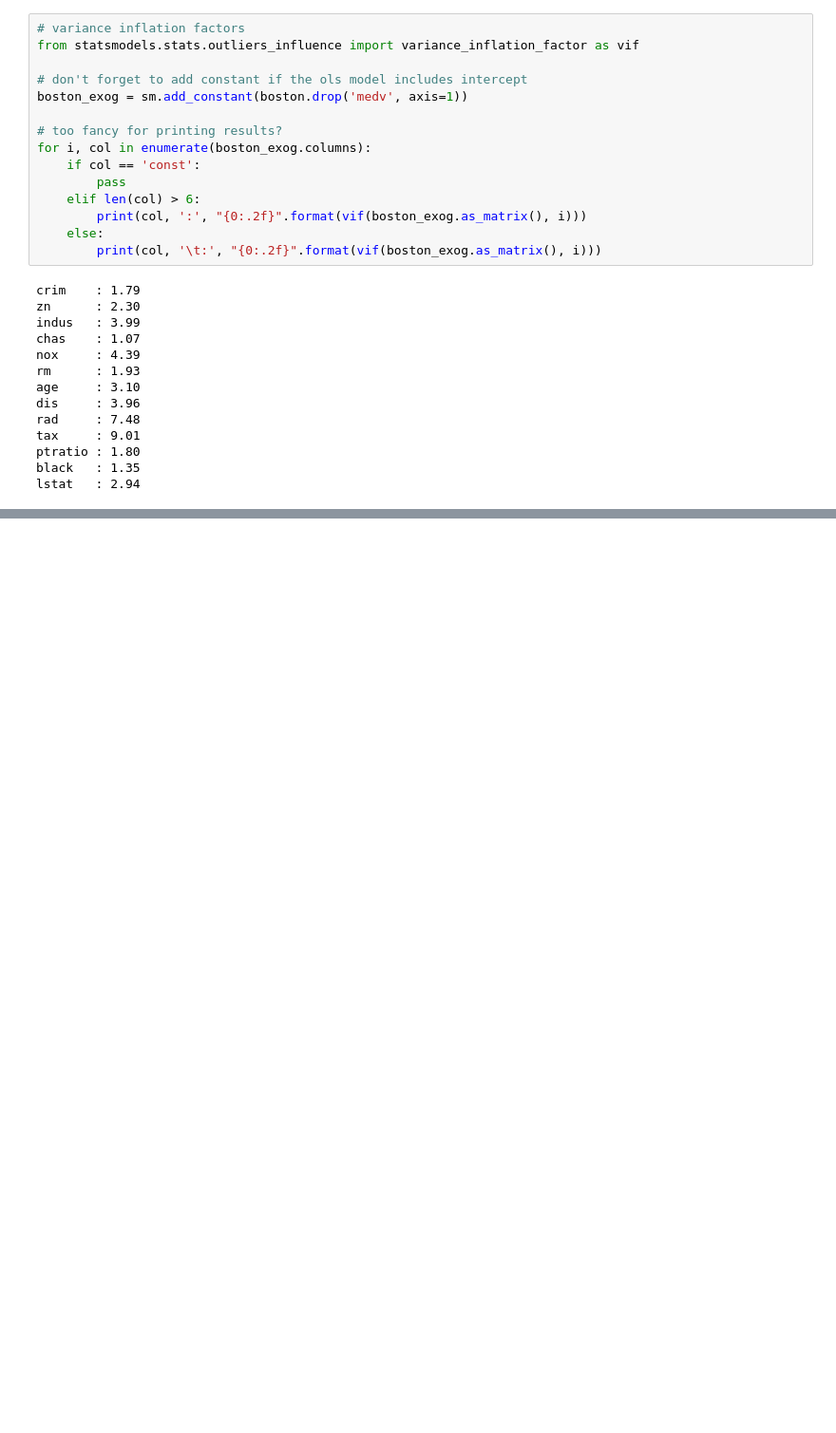
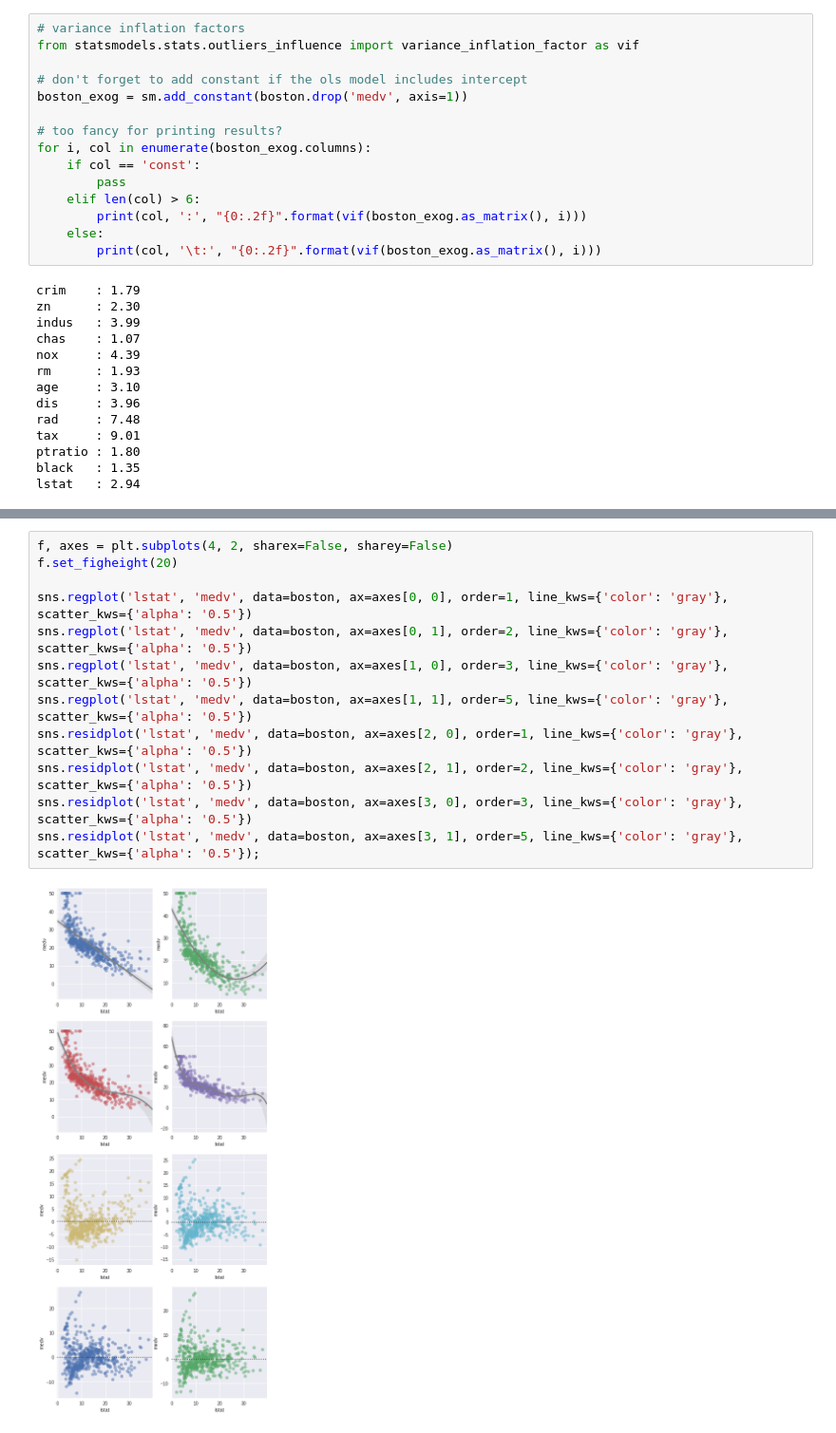
Before and after one commit to emredjan/ISL-python, a Jupyter notebook: labs/lab_3.6_linear_regression.ipynb, the cells around one changed output, grey strips where cells are left out. Shown at 95% size. Cells and saved outputs as stored; diff of their text form; blank space fills up the shorter version.

```diff
--- a/labs/lab_3.6_linear_regression.ipynb
+++ b/labs/lab_3.6_linear_regression.ipynb
@@ -359,0 +435,14 @@ OLS Regression Results
+# %%
+f, axes = plt.subplots(4, 2, sharex=False, sharey=False)
+f.set_figheight(20)
+
+sns.regplot('lstat', 'medv', data=boston, ax=axes[0, 0], order=1, line_kws={'color': 'gray'}, scatter_kws={'alpha': '0.5'})
+sns.regplot('lstat', 'medv', data=boston, ax=axes[0, 1], order=2, line_kws={'color': 'gray'}, scatter_kws={'alpha': '0.5'})
+sns.regplot('lstat', 'medv', data=boston, ax=axes[1, 0], order=3, line_kws={'color': 'gray'}, scatter_kws={'alpha': '0.5'})
+sns.regplot('lstat', 'medv', data=boston, ax=axes[1, 1], order=5, line_kws={'color': 'gray'}, scatter_kws={'alpha': '0.5'})
+sns.residplot('lstat', 'medv', data=boston, ax=axes[2, 0], order=1, line_kws={'color': 'gray'}, scatter_kws={'alpha': '0.5'})
+sns.residplot('lstat', 'medv', data=boston, ax=axes[2, 1], order=2, line_kws={'color': 'gray'}, scatter_kws={'alpha': '0.5'})
+sns.residplot('lstat', 'medv', data=boston, ax=axes[3, 0], order=3, line_kws={'color': 'gray'}, scatter_kws={'alpha': '0.5'})
+sns.residplot('lstat', 'medv', data=boston, ax=axes[3, 1], order=5, line_kws={'color': 'gray'}, scatter_kws={'alpha': '0.5'});
+# %% [output]
+[figure, added]
```
Also changed, not shown: parts of 20 cells of this notebook, 1 other file.
